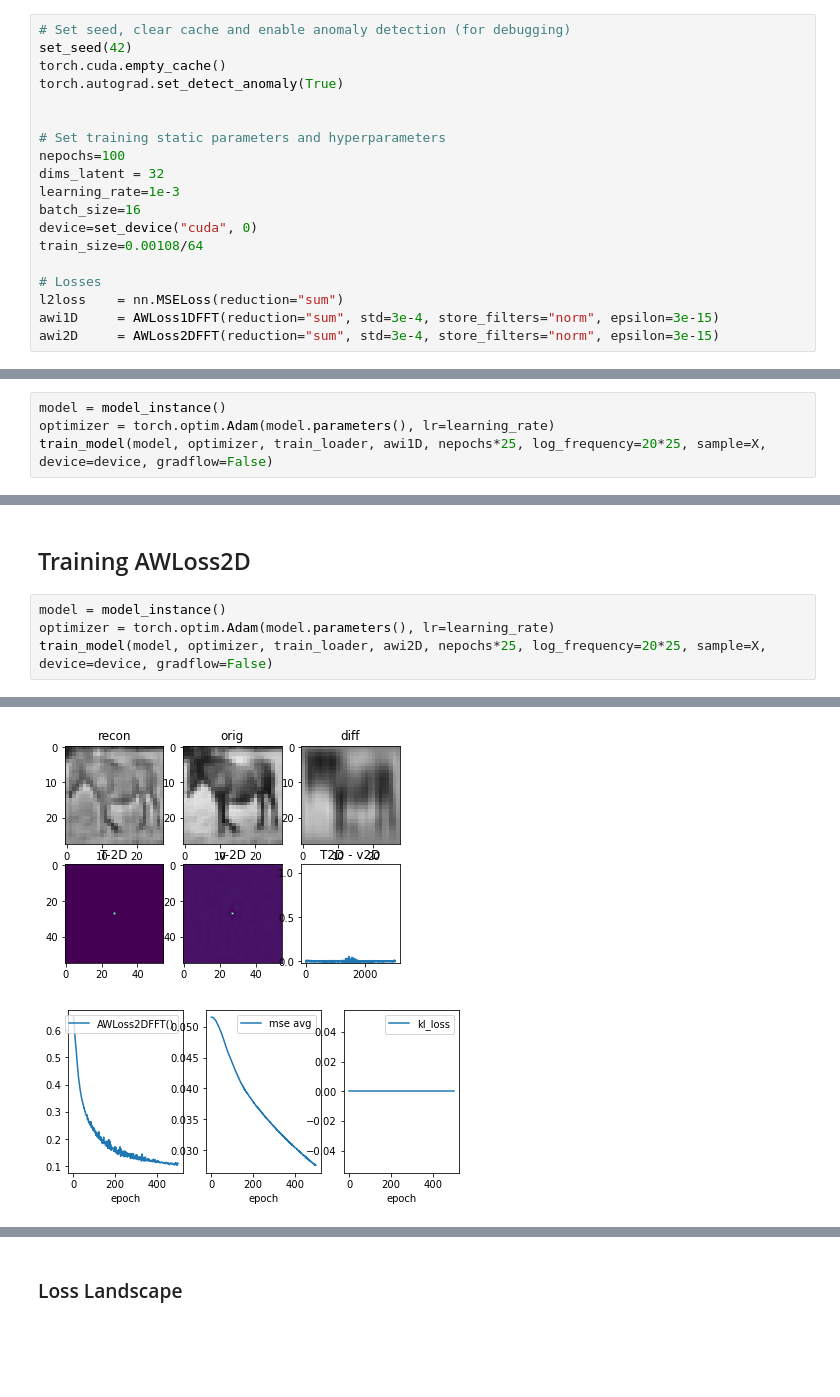
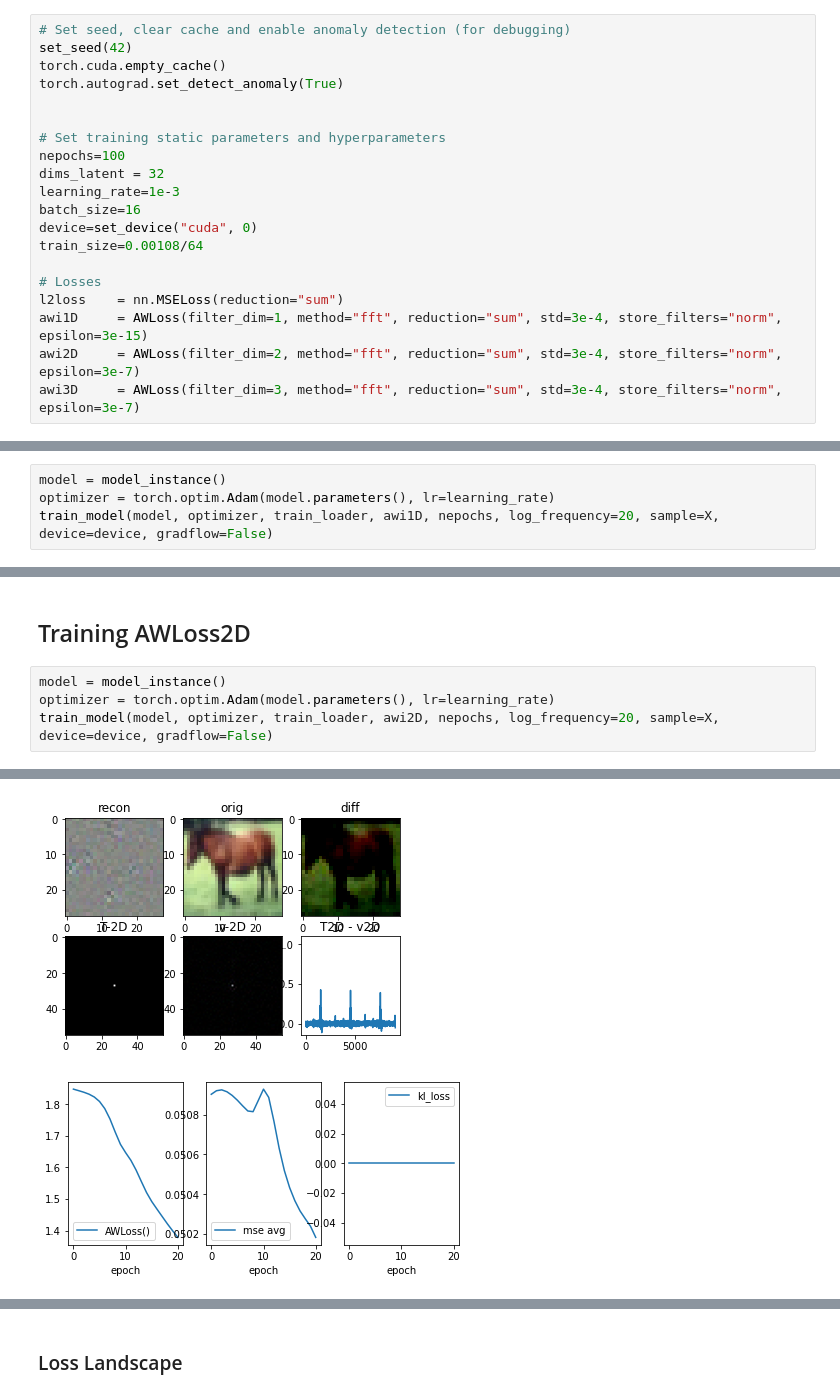
Before and after one commit to dpelacani/WienerLoss, a Jupyter notebook: examples/autoencoder/cifar_ae.ipynb, the cells around one changed output, grey strips where cells are left out. Drawn from its saved outputs; the diff is of its cells as text; blank space fills up the shorter version.

Commit message:
awloss 3D fft and unification of methods (new api)

```diff
--- a/examples/autoencoder/cifar_ae.ipynb
+++ b/examples/autoencoder/cifar_ae.ipynb
@@ -39,8 +36,9 @@ train_size=0.00108/64
 
 # Losses
 l2loss    = nn.MSELoss(reduction="sum")
-awi1D     = AWLoss1DFFT(reduction="sum", std=3e-4, store_filters="norm", epsilon=3e-15)
-awi2D     = AWLoss2DFFT(reduction="sum", std=3e-4, store_filters="norm", epsilon=3e-15)
+awi1D     = AWLoss(filter_dim=1, method="fft", reduction="sum", std=3e-4, store_filters="norm", epsilon=3e-15)
+awi2D     = AWLoss(filter_dim=2, method="fft", reduction="sum", std=3e-4, store_filters="norm", epsilon=3e-7)
+awi3D     = AWLoss(filter_dim=3, method="fft", reduction="sum", std=3e-4, store_filters="norm", epsilon=3e-7)
 # %% [output]
 No GPU available! Running on CPU
 # %% [markdown]
@@ -168,6 +164,6 @@ N/A% (0 of 100) |                        | Elapsed Time: 0:00:00 ETA:  --:--:--
 # %%
 model = model_instance()
 optimizer = torch.optim.Adam(model.parameters(), lr=learning_rate)
-train_model(model, optimizer, train_loader, awi1D, nepochs*25, log_frequency=20*25, sample=X, device=device, gradflow=False)
+train_model(model, optimizer, train_loader, awi1D, nepochs, log_frequency=20, sample=X, device=device, gradflow=False)
 # %% [output]
 Training started ...
@@ -230,6 +230,6 @@ N/A% (0 of 2500) |                       | Elapsed Time: 0:00:00 ETA:  --:--:--
 # %%
 model = model_instance()
 optimizer = torch.optim.Adam(model.parameters(), lr=learning_rate)
-train_model(model, optimizer, train_loader, awi2D, nepochs*25, log_frequency=20*25, sample=X, device=device, gradflow=False)
+train_model(model, optimizer, train_loader, awi2D, nepochs, log_frequency=20, sample=X, device=device, gradflow=False)
 # %% [output]
 Training started ...
@@ -260,2 +262,2 @@ N/A% (0 of 2500) |                       | Elapsed Time: 0:00:00 ETA:  --:--:--
-[figure, old version]
+[figure, new version]
-[figure, old version]
+[figure, new version]
```
Also changed, not shown: parts of 10 cells of this notebook, 7 other files.
